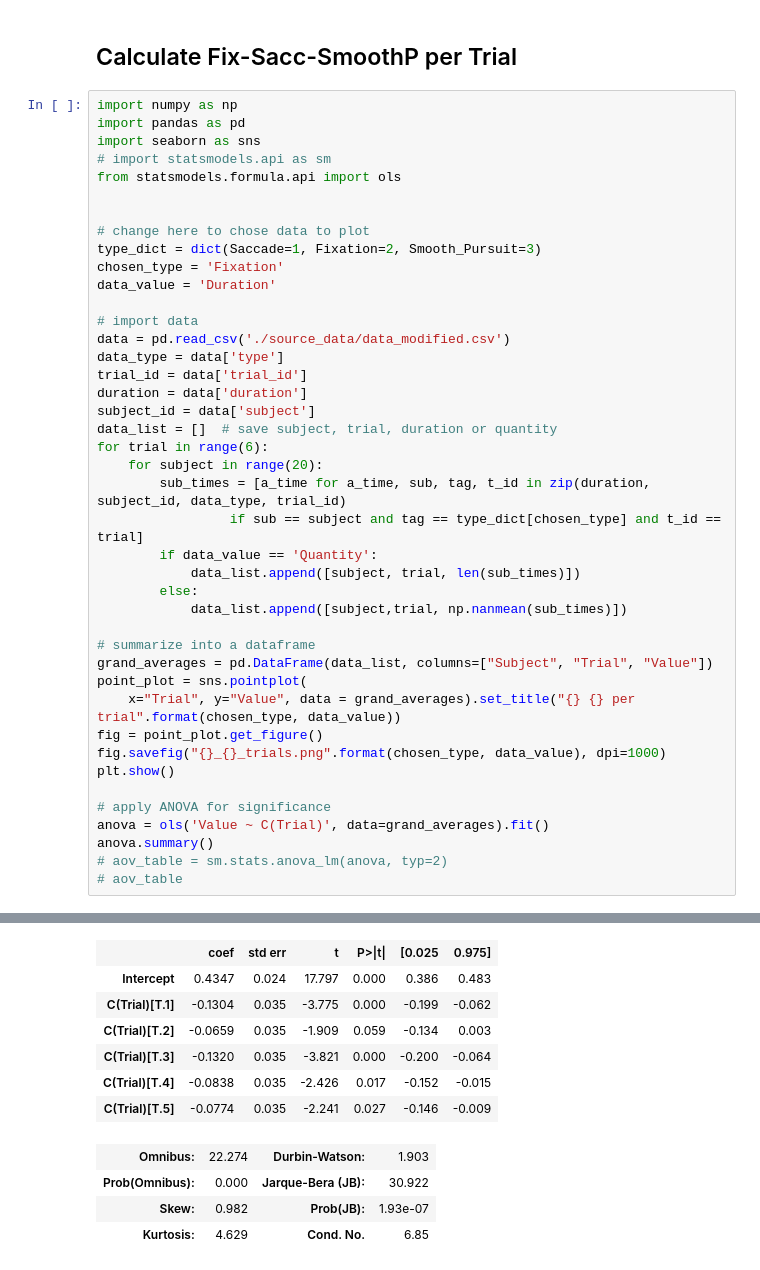
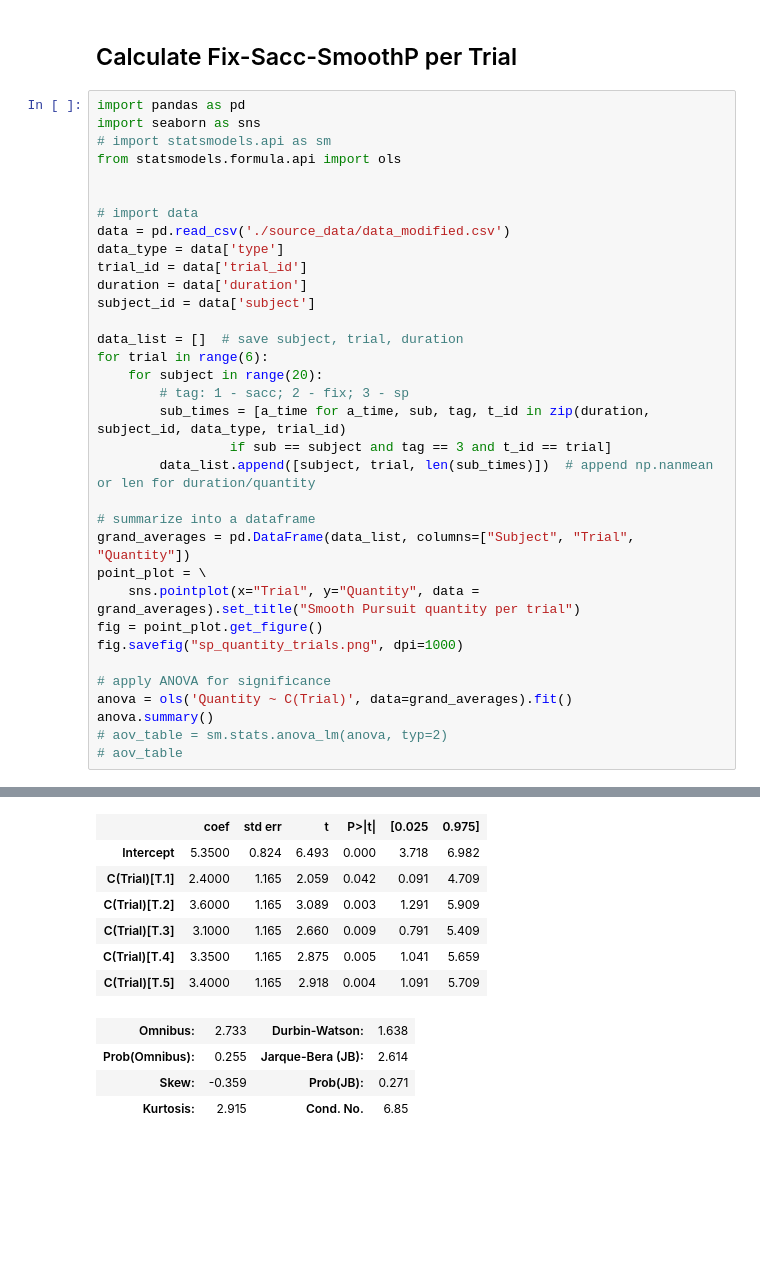
Before and after one commit to harrisonford/accelerometer-data, a Jupyter notebook: Report.ipynb, the cells around one changed output, grey strips where cells are left out. Cells and saved outputs as stored; diff of their text form; blank space fills up the shorter version.

```diff
--- a/Report.ipynb
+++ b/Report.ipynb
@@ -191,17 +196,11 @@ Grand average smooth 0.9650315557224927
 # %% [markdown]
 ## Calculate Fix-Sacc-SmoothP per Trial
 # %%
-import numpy as np
 import pandas as pd
 import seaborn as sns
 # import statsmodels.api as sm
 from statsmodels.formula.api import ols
 
-
-# change here to chose data to plot
-type_dict = dict(Saccade=1, Fixation=2, Smooth_Pursuit=3)
-chosen_type = 'Fixation'
-data_value = 'Duration'
 
 # import data
 data = pd.read_csv('./source_data/data_modified.csv')
@@ -209,26 +208,24 @@ data_type = data['type']
 trial_id = data['trial_id']
 duration = data['duration']
 subject_id = data['subject']
-data_list = []  # save subject, trial, duration or quantity
+
+data_list = []  # save subject, trial, duration
 for trial in range(6):
     for subject in range(20):
+        # tag: 1 - sacc; 2 - fix; 3 - sp
         sub_times = [a_time for a_time, sub, tag, t_id in zip(duration, subject_id, data_type, trial_id)
-                 if sub == subject and tag == type_dict[chosen_type] and t_id == trial]
-        if data_value == 'Quantity':
-            data_list.append([subject, trial, len(sub_times)])
-        else:
-            data_list.append([subject,trial, np.nanmean(sub_times)])
+                 if sub == subject and tag == 3 and t_id == trial]
+        data_list.append([subject, trial, len(sub_times)])  # append np.nanmean or len for duration/quantity
 
 # summarize into a dataframe
-grand_averages = pd.DataFrame(data_list, columns=["Subject", "Trial", "Value"])
-point_plot = sns.pointplot(
-    x="Trial", y="Value", data = grand_averages).set_title("{} {} per trial".format(chosen_type, data_value))
+grand_averages = pd.DataFrame(data_list, columns=["Subject", "Trial", "Quantity"])
+point_plot = \
+    sns.pointplot(x="Trial", y="Quantity", data = grand_averages).set_title("Smooth Pursuit quantity per trial")
 fig = point_plot.get_figure()
-fig.savefig("{}_{}_trials.png".format(chosen_type, data_value), dpi=1000)
-plt.show()
+fig.savefig("sp_quantity_trials.png", dpi=1000)
 
 # apply ANOVA for significance
-anova = ols('Value ~ C(Trial)', data=grand_averages).fit()
+anova = ols('Quantity ~ C(Trial)', data=grand_averages).fit()
 anova.summary()
 # aov_table = sm.stats.anova_lm(anova, typ=2)
 # aov_table
@@ -245,15 +241,15 @@ OLS Regression Results
 | Df Model: | 5 |  |  |
 | Covariance Type: | nonrobust |  |  |
 |  | coef | std err | t | P>|t| | [0.025 | 0.975] |
-| Intercept | 0.4347 | 0.024 | 17.797 | 0.000 | 0.386 | 0.483 |
-| C(Trial)[T.1] | -0.1304 | 0.035 | -3.775 | 0.000 | -0.199 | -0.062 |
-| C(Trial)[T.2] | -0.0659 | 0.035 | -1.909 | 0.059 | -0.134 | 0.003 |
-| C(Trial)[T.3] | -0.1320 | 0.035 | -3.821 | 0.000 | -0.200 | -0.064 |
-| C(Trial)[T.4] | -0.0838 | 0.035 | -2.426 | 0.017 | -0.152 | -0.015 |
-| C(Trial)[T.5] | -0.0774 | 0.035 | -2.241 | 0.027 | -0.146 | -0.009 |
+| Intercept | 5.3500 | 0.824 | 6.493 | 0.000 | 3.718 | 6.982 |
+| C(Trial)[T.1] | 2.4000 | 1.165 | 2.059 | 0.042 | 0.091 | 4.709 |
+| C(Trial)[T.2] | 3.6000 | 1.165 | 3.089 | 0.003 | 1.291 | 5.909 |
+| C(Trial)[T.3] | 3.1000 | 1.165 | 2.660 | 0.009 | 0.791 | 5.409 |
+| C(Trial)[T.4] | 3.3500 | 1.165 | 2.875 | 0.005 | 1.041 | 5.659 |
+| C(Trial)[T.5] | 3.4000 | 1.165 | 2.918 | 0.004 | 1.091 | 5.709 |
-| Omnibus: | 22.274 | Durbin-Watson: | 1.903 |
-| Prob(Omnibus): | 0.000 | Jarque-Bera (JB): | 30.922 |
-| Skew: | 0.982 | Prob(JB): | 1.93e-07 |
-| Kurtosis: | 4.629 | Cond. No. | 6.85 |
+| Omnibus: | 2.733 | Durbin-Watson: | 1.638 |
+| Prob(Omnibus): | 0.255 | Jarque-Bera (JB): | 2.614 |
+| Skew: | -0.359 | Prob(JB): | 0.271 |
+| Kurtosis: | 2.915 | Cond. No. | 6.85 |
 Warnings:
 [1] Standard Errors assume that the covariance matrix of the errors is correctly specified.
```
Also changed, not shown: parts of 27 cells of this notebook, 1 other file.
